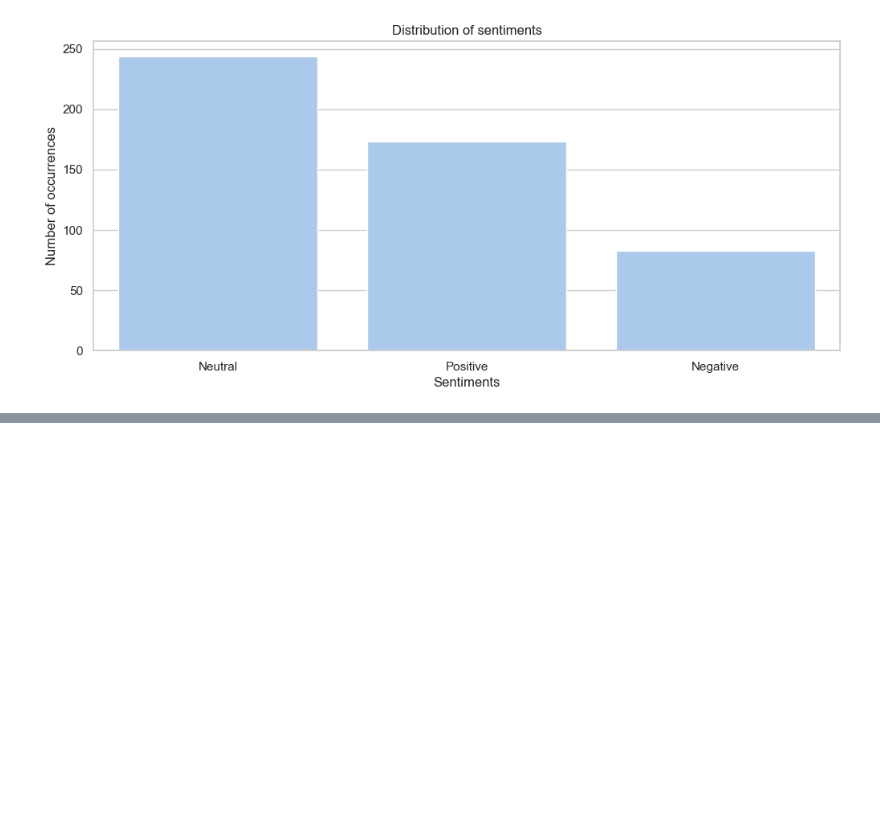
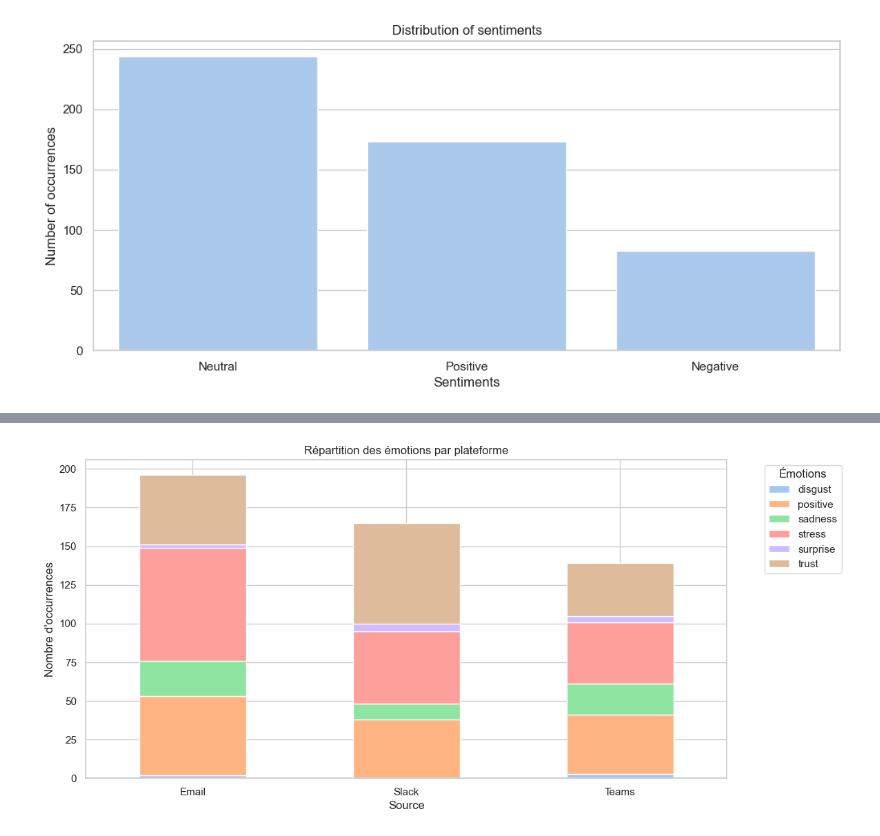
Before and after one commit to Abdiasarsene/Employee_Emotion_Analysis, a Jupyter notebook: employee.ipynb, the cells around one changed output, grey strips where cells are left out. Cells and saved outputs as stored; diff of their text form; code cells hidden in the pictures; blank space fills up the shorter version.

```diff
--- a/employee.ipynb
+++ b/employee.ipynb
@@ -159,0 +247,14 @@ plt.show()
+# %%
+# Compter les émotions par source (Slack, Email, Teams)
+emotion_by_source = text.groupby(['Source', 'dominant_emotion']).size().unstack(fill_value=0)
+
+# Barplot empilé
+emotion_by_source.plot(kind='bar', stacked=True, figsize=(12, 6))
+plt.title("Répartition des émotions par plateforme")
+plt.xlabel("Source")
+plt.ylabel("Nombre d'occurrences")
+plt.xticks(rotation=0)
+plt.legend(title="Émotions", bbox_to_anchor=(1.05, 1), loc='upper left')
+plt.show()
+# %% [output]
+[figure, added]
```
Also changed, not shown: parts of 4 cells of this notebook, 1 other file.
